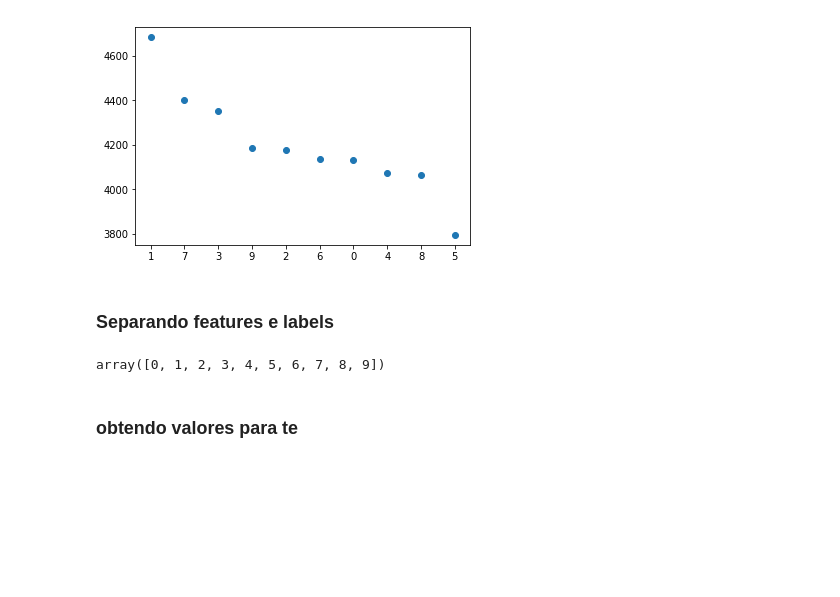
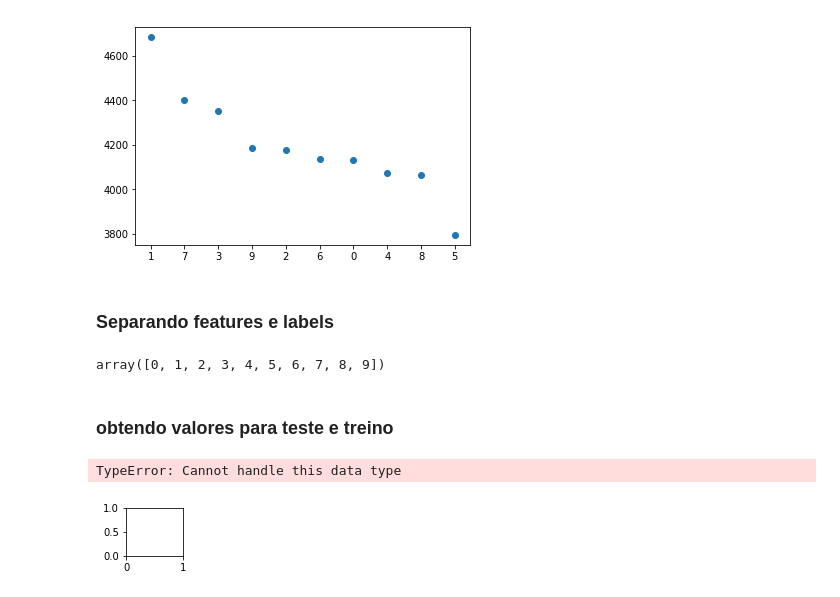
Before and after one commit to michelmelo25/Machine-Learning, a Jupyter notebook: TrabalhoFinal/Digit Recognizer.ipynb, the cells around one changed output. Saved outputs shown, nothing was run; the diff lists cells and outputs as text; code cells hidden in the pictures; blank space fills up the shorter version.

```diff
--- a/TrabalhoFinal/Digit Recognizer.ipynb
+++ b/TrabalhoFinal/Digit Recognizer.ipynb
@@ -114,6 +114,6 @@ np.unique(y)
 # %% [output]
 array([0, 1, 2, 3, 4, 5, 6, 7, 8, 9])
 # %% [markdown]
-### obtendo valores para te
+### obtendo valores para teste e treino
 # %%
 X_train, X_test, y_train, y_test = train_test_split(X,y,test_size=0.2, random_state=42, stratify=y);
@@ -119,0 +124,18 @@ X_train, X_test, y_train, y_test = train_test_split(X,y,test_size=0.2, random_st
+# %%
+def amostra_do_dataset(x_train, largura_img=12, altura_img=3, qnt_x=10, qnt_y=3):
+    plt.figure(figsize=(largura_img, altura_img))
+    x, y = qnt_x, qnt_y
+    qnt_max = x*y
+    for i in range(0, qnt_max):
+        plt.axis("off")
+        plt.subplot(y, x, i+1)
+        image = Image.fromarray(x_train[random.randint(0, qnt_max)].reshape((28,28)))
+        plt.imshow(image)
+    plt.axis("off")
+    plt.show()
+    plt.close()
+# %%
+amostra_do_dataset(X_train)
+# %% [output]
+TypeError: Cannot handle this data type
+[figure, added]
```
Also changed, not shown: parts of 1 cell of this notebook, 2 other files.
